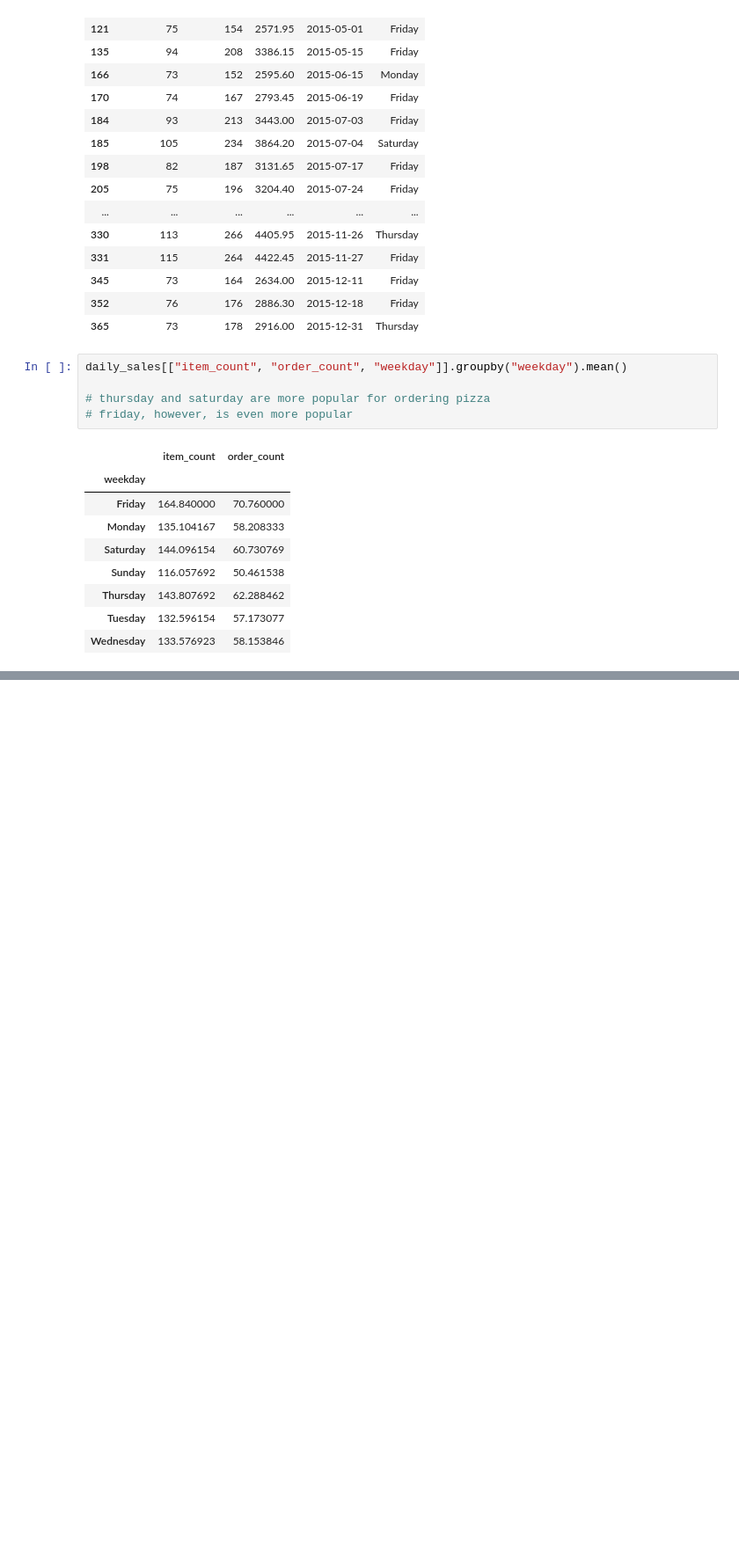
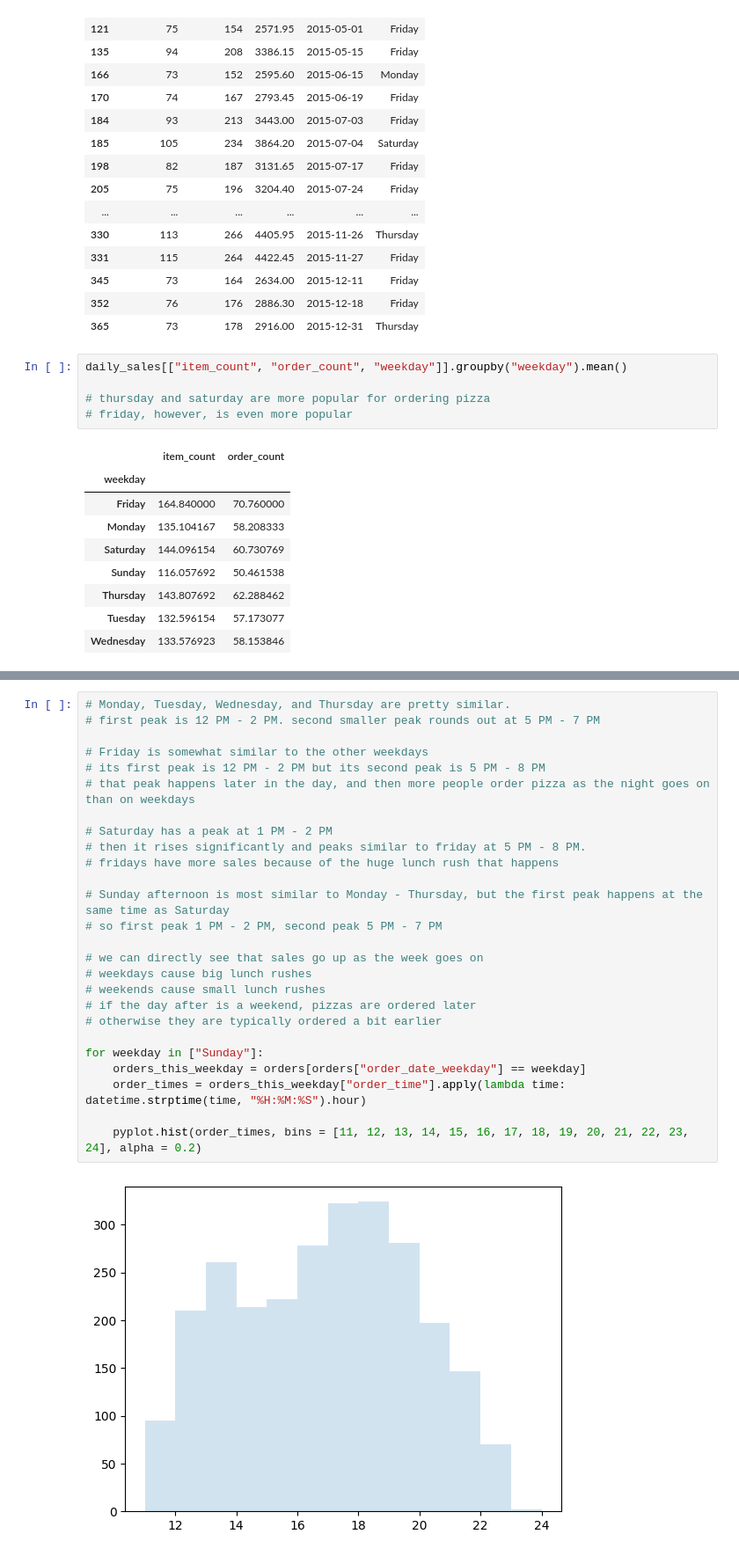
Before and after one commit to spencers145/pizza-study, a Jupyter notebook: study.ipynb, the cells around one changed output, grey strips where cells are left out. Shown at 88% size. Drawn from its saved outputs; the diff is of its cells as text; blank space fills up the shorter version.

```diff
--- a/study.ipynb
+++ b/study.ipynb
@@ -199,0 +213,28 @@ daily_sales[["item_count", "order_count", "weekday"]].groupby("weekday").mean()
+# %%
+# Monday, Tuesday, Wednesday, and Thursday are pretty similar.
+# first peak is 12 PM - 2 PM. second smaller peak rounds out at 5 PM - 7 PM
+
+# Friday is somewhat similar to the other weekdays
+# its first peak is 12 PM - 2 PM but its second peak is 5 PM - 8 PM
+# that peak happens later in the day, and then more people order pizza as the night goes on than on weekdays
+
+# Saturday has a peak at 1 PM - 2 PM
+# then it rises significantly and peaks similar to friday at 5 PM - 8 PM.
+# fridays have more sales because of the huge lunch rush that happens
+
+# Sunday afternoon is most similar to Monday - Thursday, but the first peak happens at the same time as Saturday
+# so first peak 1 PM - 2 PM, second peak 5 PM - 7 PM
+
+# we can directly see that sales go up as the week goes on
+# weekdays cause big lunch rushes
+# weekends cause small lunch rushes
+# if the day after is a weekend, pizzas are ordered later
+# otherwise they are typically ordered a bit earlier
+
+for weekday in ["Sunday"]:
+    orders_this_weekday = orders[orders["order_date_weekday"] == weekday]
+    order_times = orders_this_weekday["order_time"].apply(lambda time: datetime.strptime(time, "%H:%M:%S").hour)
+
+    pyplot.hist(order_times, bins = [11, 12, 13, 14, 15, 16, 17, 18, 19, 20, 21, 22, 23, 24], alpha = 0.2)
+# %% [output]
+[figure, added]
```
Also changed, not shown: parts of 3 cells of this notebook.
